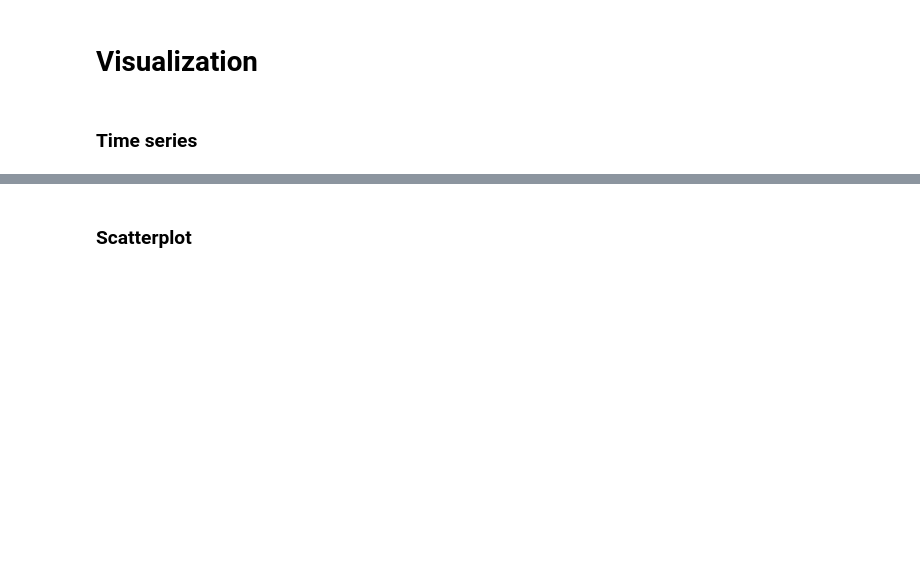
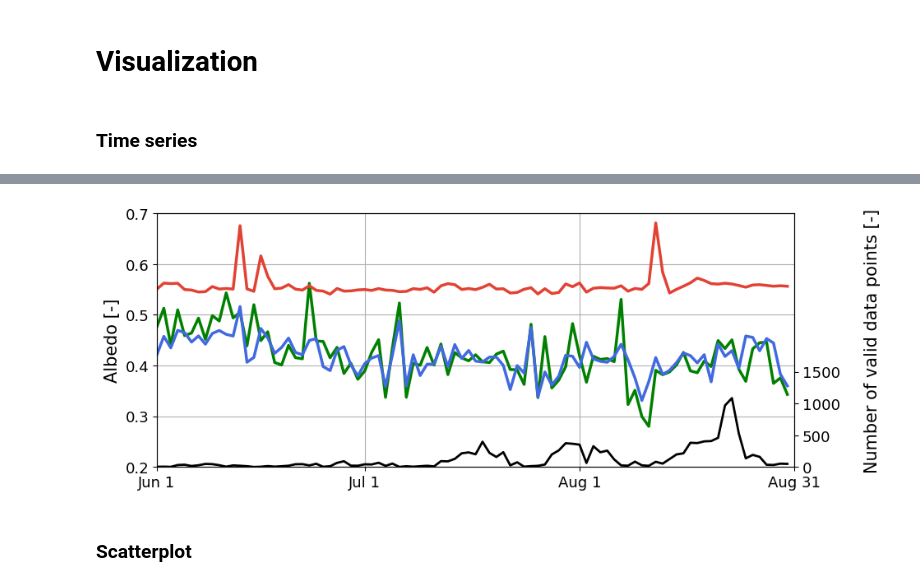
Before and after one commit to raf-antwerpen/PIXAL-predictive-ice-albedo-model, a Jupyter notebook: PIXAL.ipynb, the cells around one changed output, grey strips where cells are left out. Saved outputs shown, nothing was run; the diff lists cells and outputs as text; code cells hidden in the pictures; blank space fills up the shorter version.

```diff
--- a/PIXAL.ipynb
+++ b/PIXAL.ipynb
@@ -490,3 +596,39 @@ plt.tick_params(labelsize=12)
+# %%
+# create a similar time series but with the seasonal average between 2020 and 2021. so just show JJA once. this should solve some of the gaps
+y_test_mean_1y = np.squeeze(np.nanmean(np.dstack((y_test_mean[:92,0], y_test_mean[92:,0])), 2))
+y_test_pre_mean_1y = np.squeeze(np.nanmean(np.dstack((y_test_pre_mean[:92,0], y_test_pre_mean[92:,0])), 2))
+AL2_test_mean_1y = np.squeeze(np.nanmean(np.dstack((AL2_test_mean[:92,0], AL2_test_mean[92:,0])), 2))
+y_num_nonan_1y = np.squeeze(np.nanmean(np.dstack((y_num_nonan[:92,0], y_num_nonan[92:,0])), 2))
+# %%
+fig, ax1 = plt.subplots(figsize=(10,4))
+ax2 = ax1.twinx()
+
+ax1.plot(y_test_mean_1y, color='g', label='Observed (MODIS) albedo', linewidth=2.5)
+ax1.plot(y_test_pre_mean_1y, color=[65/256, 105/256, 225/256], label='Modeled (XGB) albedo', linewidth=2.5)
+ax1.plot(AL2_test_mean_1y, color=[227/256, 66/256, 52/256], label='Modeled (MAR) albedo', linewidth=2.5)
+ax1.set_ylabel('Albedo [-]', fontsize=15)
+ax1.set_ylim([0.2, 0.7])
+ax1.grid()
+# ax1.set_xticks([0,30,61,92,122,153,183])
+ax1.set_xticks([0,30,61,92])
+# ax1.set_xticklabels(['Jun 1\n2020', 'Jul 1', 'Aug 1', 'Jun 1\n2021', 'Jul 1', 'Aug 1', 'Aug 31', ])
+ax1.set_xticklabels(['Jun 1', 'Jul 1', 'Aug 1', 'Aug 31'])
+# ax1.legend(loc='upper left', fontsize=8)
+ax1.set_xlim([0,92])
+ax1.tick_params(labelsize=13)
+
+ax2.plot(y_num_nonan_1y, 'k', linewidth=2)
+ax2.set_ylabel('\nNumber of valid data points [-]', fontsize=15)
+ax2.set_ylim([0, 4000])
+ax2.set_yticks([0, 500, 1000, 1500])
+ax2.set_yticklabels(['0', '500', '1000', '1500'])
+ax2.tick_params(labelsize=13)
+
+plt.tick_params(labelsize=13)
+
+fig.savefig('albedo_timeseries.png', bbox_inches = 'tight', pad_inches = 0, dpi=300)
+# %% [output]
+[figure, added]
 # %% [markdown]
 ### Scatterplot
 # %%
```
Also changed, not shown: parts of 60 cells of this notebook, 1 other file.
